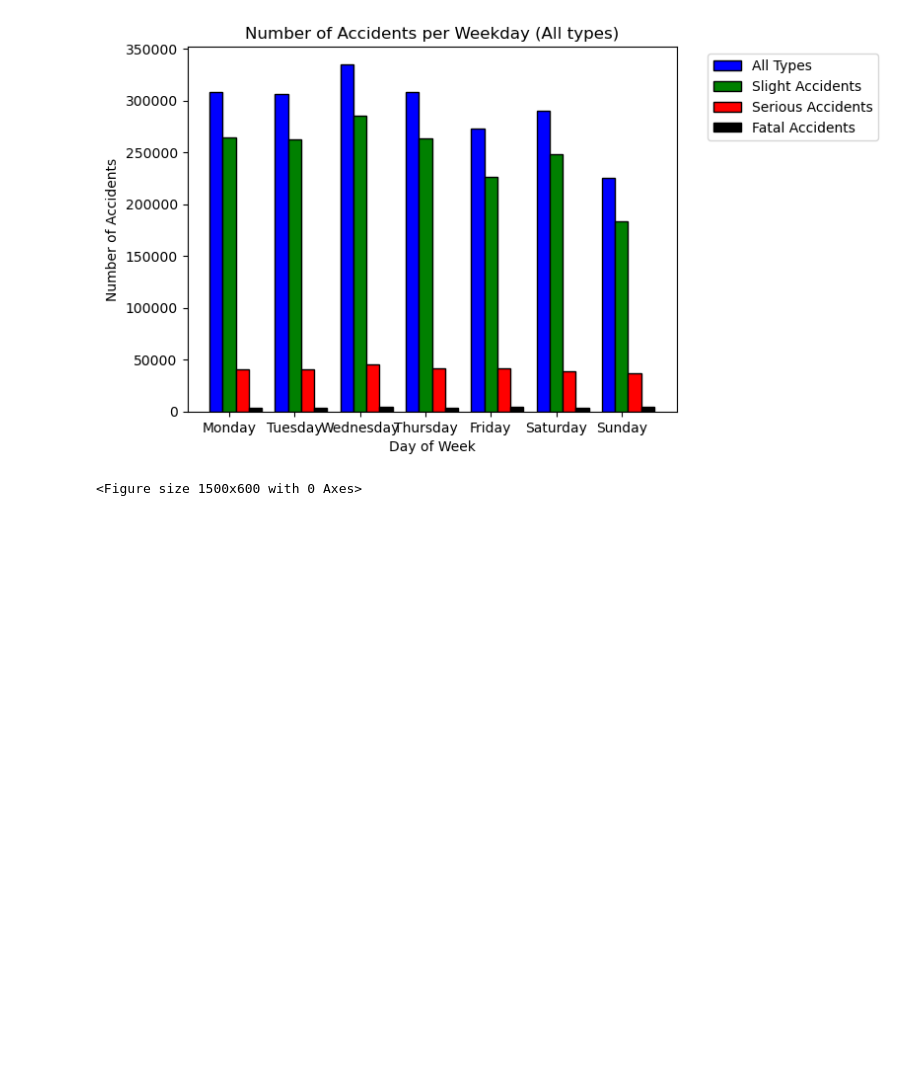
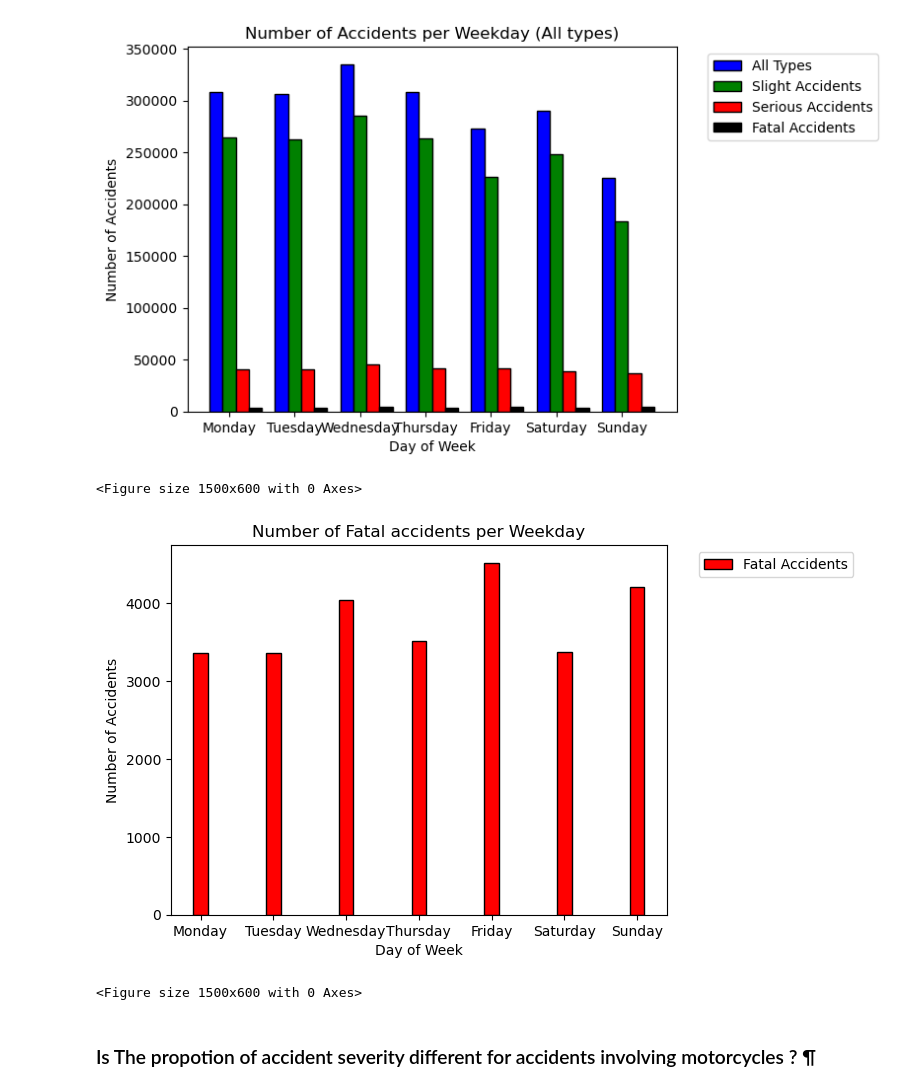
Before and after one commit to stachu123/car-accidents-pyspark, a Jupyter notebook: Car_accidents.ipynb, the cells around one changed output. Drawn from its saved outputs; the diff is of its cells as text; code cells hidden in the pictures; blank space fills up the shorter version.

```diff
--- a/Car_accidents.ipynb
+++ b/Car_accidents.ipynb
@@ -174,3 +208,24 @@ plt.show()
 # %% [output]
 [figure]
 <Figure size 1500x600 with 0 Axes>
+# %%
+# Fatal accidents
+
+
+plt.bar(x2, all_df['Count of Fatal accidents'], color='r', width=width, edgecolor='black', label='Fatal Accidents')
+
+plt.xlabel("Day of Week")
+plt.ylabel("Number of Accidents")
+plt.title("Number of Fatal accidents per Weekday")
+
+plt.xticks(r, days_of_week)
+plt.legend(bbox_to_anchor=(1.05, 1), loc='upper left')
+
+plt.figure(figsize=(15,6))
+plt.tight_layout()
+plt.show()
+# %% [output]
+[figure, added]
+<Figure size 1500x600 with 0 Axes>
+# %% [markdown]
+### Is The propotion of accident severity different for accidents involving motorcycles ? ¶
```
Also changed, not shown: parts of 13 cells of this notebook.
